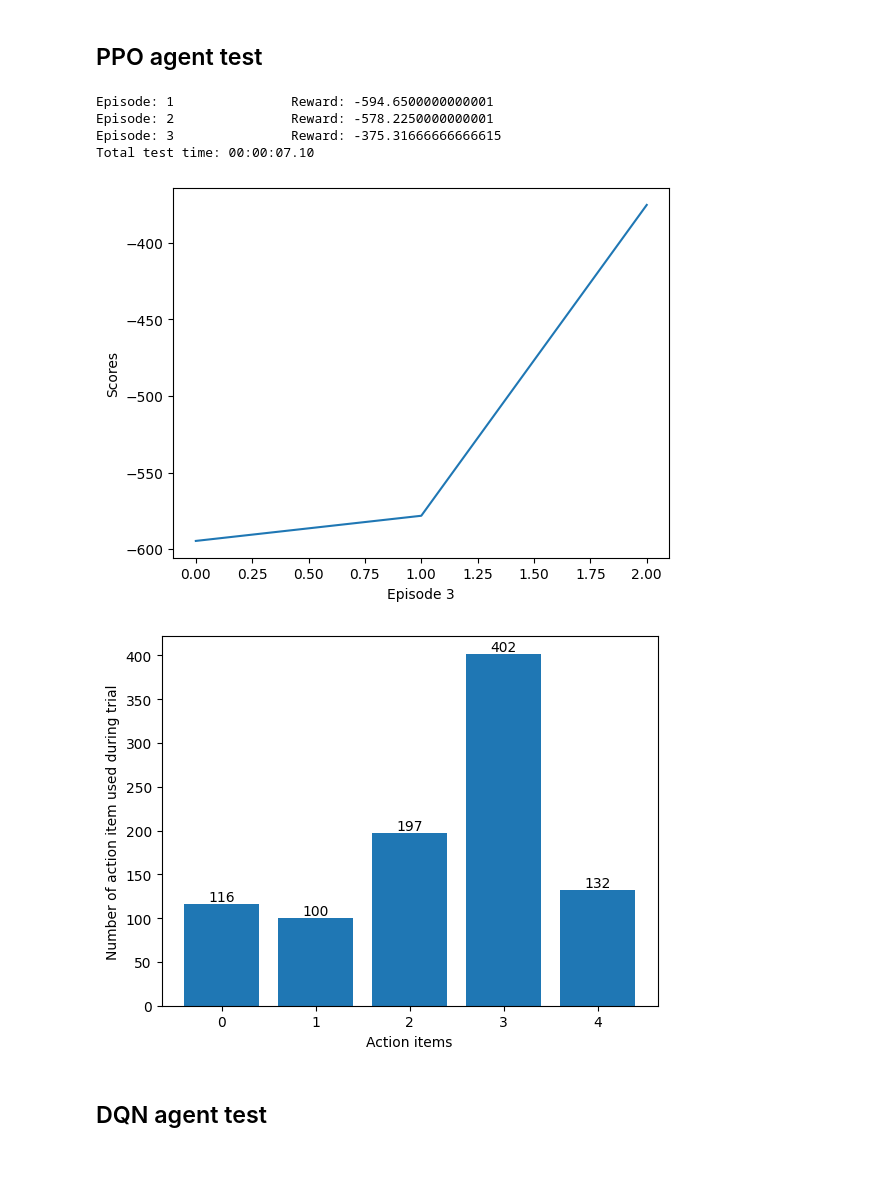
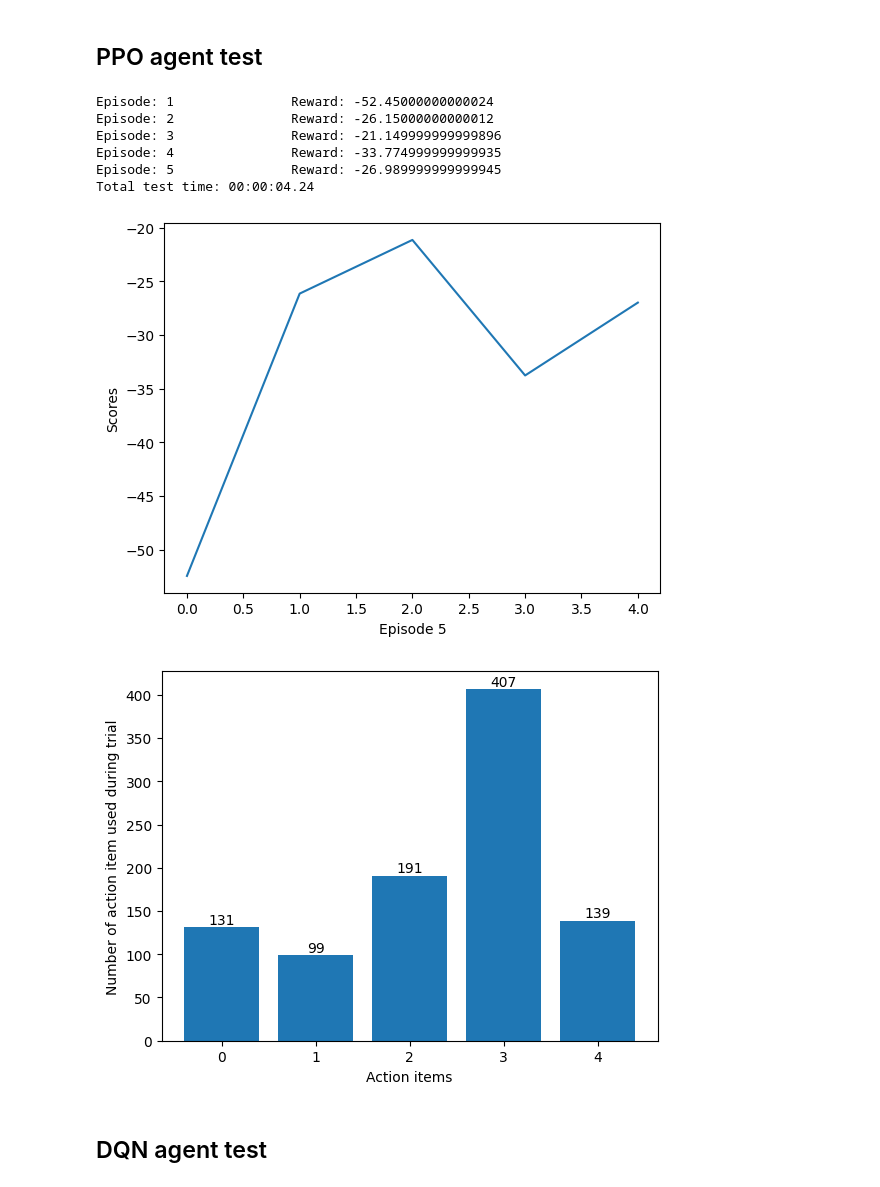
Before and after one commit to zhang-zengjie/Reward4Driving, a Jupyter notebook: LoadModelNTest.ipynb, the cells around one changed output. Cells and saved outputs as stored; diff of their text form; code cells hidden in the pictures.

```diff
--- a/LoadModelNTest.ipynb
+++ b/LoadModelNTest.ipynb
@@ -68,7 +68,7 @@ agent_PPO = PPO(cfg_ppo)
 
 # create folder for the test data
 file_name = 'Test_Default_Nearness'
-p_model = (Path()/ 'document'/'Test'/file_name)
+p_model = (Path()/ 'document'/'Trail_Default'/file_name)
 p_model.mkdir(parents=True, exist_ok=True)
 # %% [output]
 Max training time steps: 900000
@@ -115,9 +115,9 @@ folder_list = [x for x in Experiment.iterdir() if x.is_dir()]
 print(f"Folder list in Experiment:{folder_list}\n")
 
 # all sub folders
-DQN_folders = [a for a in folder_list[1].iterdir() if a.is_dir()]
+DQN_folders = [a for a in folder_list[2].iterdir() if a.is_dir()]
 DDPG_folders = [b for b in folder_list[0].iterdir() if b.is_dir()]
-PPO_folders = [c for c in folder_list[2].iterdir() if c.is_dir()]
+PPO_folders = [c for c in folder_list[1].iterdir() if c.is_dir()]
 
 # default
 print(f"DQN folders:{DQN_folders}\n")
@@ -150,7 +150,7 @@ Find the default folder and load the trained model.
 # Default
 Default_DQN_model_path = DQN_folders[1]
 Default_DDPG_model_path =DDPG_folders[1]
-Default_PPO_model_path = PPO_folders[0]
+Default_PPO_model_path = PPO_folders[1]
 
 device = 'cuda:0' if torch.cuda.is_available() else 'cpu' # device check for GPU avaialbility
 
@@ -346,7 +349,7 @@ from utility import get_unique_numbers
 import time
 
 test_running_reward = 0
-total_test_episodes = 3
+# total_test_episodes = 3
 ac =[]
 start = time.time()
 runn_ep =[]
@@ -440,39 +443,41 @@ Bump_track_PPO = pd.DataFrame(data_PPO)
 #     plt.subplot(2, 5, i+6)
 #     plt.plot(Bmp[i+5])
 #     plt.title(f'Ct_:{count_list[i+5]}')
 
 # fig = plt.figure()
 # plt.plot(T_Bmp)
 # plt.title(f'Total bump instances:{Tcount_PPO}')
 
 
 fig = plt.figure()
 ax = fig.add_subplot(111)
 plt.plot(avg_scores)
 # plt.plot(df['Averagescores'])
 plt.ylabel('Scores')
 plt.xlabel(f'Episode {len(avg_scores)}')
 plt.show()
 
 import matplotlib.pyplot as plt
 import pandas as pd
 
 action_list = [0,1,2,3,4]
 h=[]
 for i in action_list:
     h.append(ac.count(i))
 bar_contain = plt.bar(action_list,h)
 plt.xlabel('Action items')
 plt.ylabel('Number of action item used during trial')
 plt.bar_label(bar_contain)
 plt.show()
 # %% [output]
-Episode: 1               Reward: -594.6500000000001
-Episode: 2               Reward: -578.2250000000001
-Episode: 3               Reward: -375.31666666666615
-Total test time: 00:00:07.10
+Episode: 1               Reward: -52.45000000000024
+Episode: 2               Reward: -26.15000000000012
+Episode: 3               Reward: -21.149999999999896
+Episode: 4               Reward: -33.774999999999935
+Episode: 5               Reward: -26.989999999999945
+Total test time: 00:00:04.24
-[figure, old version]
+[figure, new version]
-[figure, old version]
+[figure, new version]
 # %% [markdown]
 ## DQN agent test
 # %%
```
Also changed, not shown: parts of 6 cells of this notebook.
